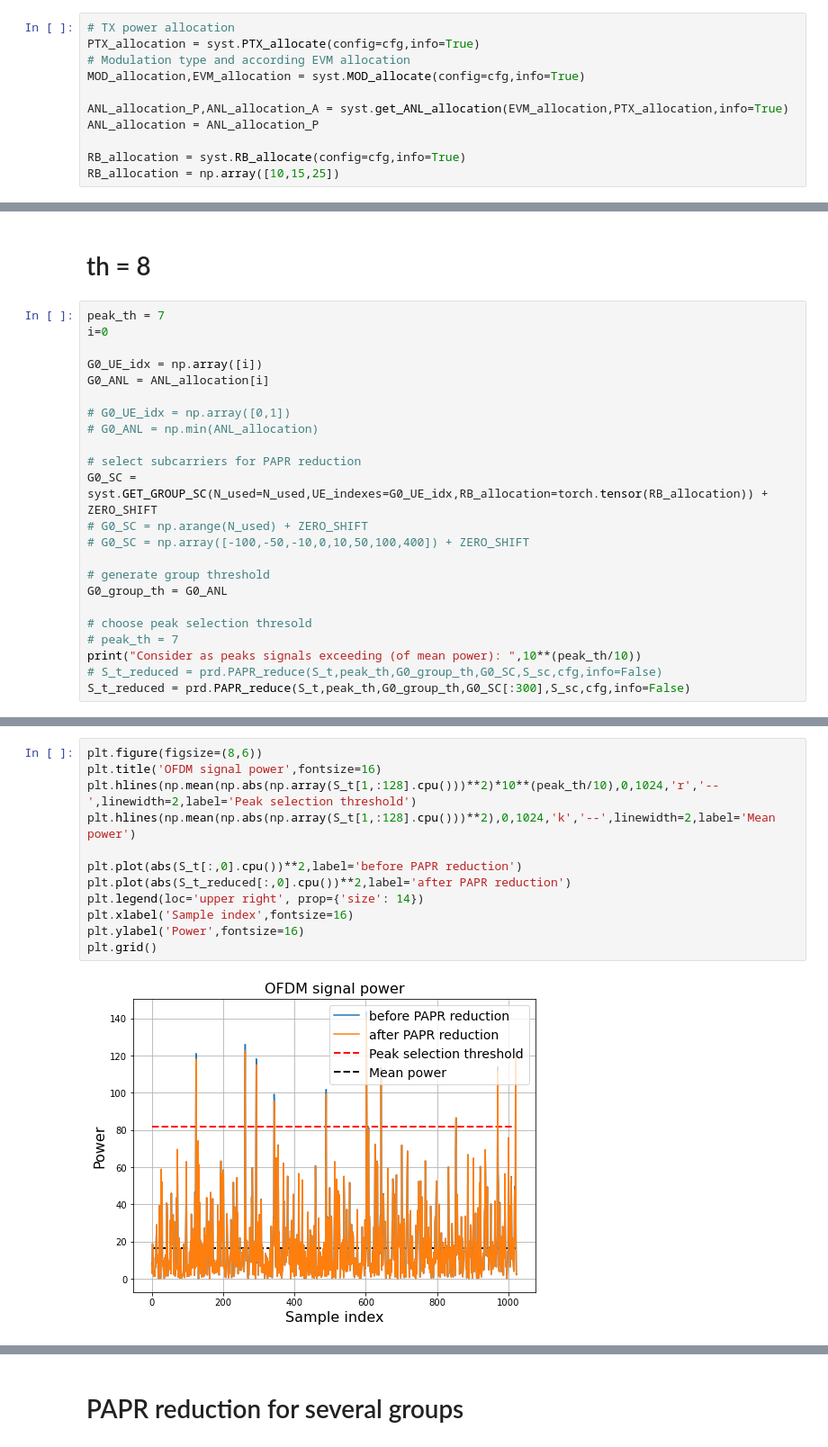
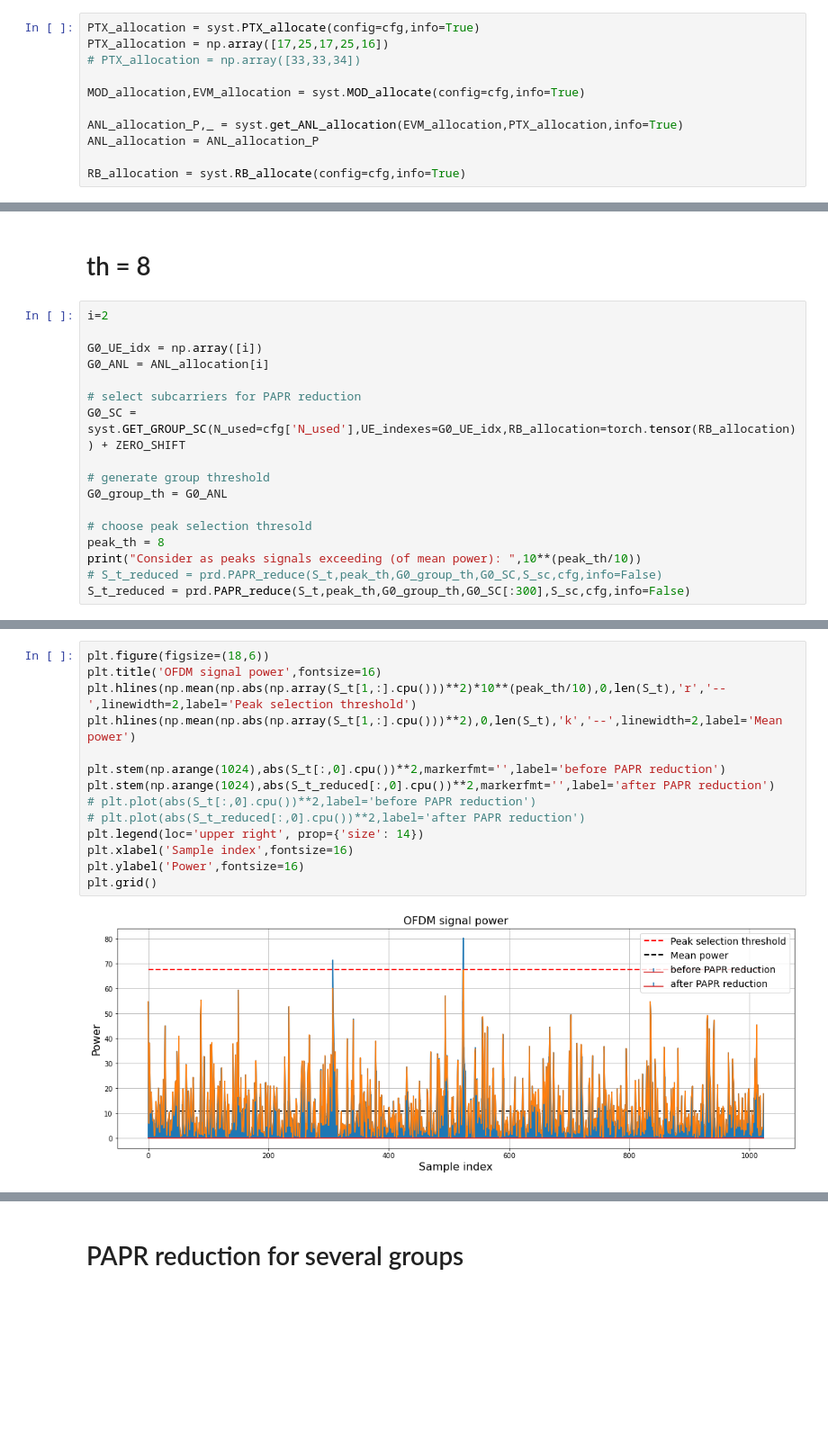
Before and after one commit to Skrikunov/PAPR_reduction, a Jupyter notebook: PAPR.ipynb, the cells around one changed output, grey strips where cells are left out. Shown at 90% size. Saved outputs shown, nothing was run; the diff lists cells and outputs as text; blank space fills up the shorter version.

```diff
--- a/PAPR.ipynb
+++ b/PAPR.ipynb
@@ -98,15 +127,15 @@ The following constelletions have been loaded: ['QPSK', 'QAM16', 'QAM64', 'QAM25
 # Allowed noise level allocation(calculation)
 # Resourse block allocation
 # %%
-# TX power allocation
 PTX_allocation = syst.PTX_allocate(config=cfg,info=True)
-# Modulation type and according EVM allocation
+PTX_allocation = np.array([17,25,17,25,16])
+# PTX_allocation = np.array([33,33,34])
+
 MOD_allocation,EVM_allocation = syst.MOD_allocate(config=cfg,info=True)
 
-ANL_allocation_P,ANL_allocation_A = syst.get_ANL_allocation(EVM_allocation,PTX_allocation,info=True)
+ANL_allocation_P,_ = syst.get_ANL_allocation(EVM_allocation,PTX_allocation,info=True)
 ANL_allocation = ANL_allocation_P
 
 RB_allocation = syst.RB_allocate(config=cfg,info=True)
-RB_allocation = np.array([10,15,25])
 # %% [output]
 UE power has been allocated - OK:
@@ -332,25 +318,19 @@ Mean PAPR has been reduced by:  tensor(0.2295, device='cuda:0') dB
 # %% [markdown]
 # th = 8
 # %%
-peak_th = 7
-i=0
+i=2
 
 G0_UE_idx = np.array([i])
 G0_ANL = ANL_allocation[i]
 
-# G0_UE_idx = np.array([0,1])
-# G0_ANL = np.min(ANL_allocation)
-
 # select subcarriers for PAPR reduction
-G0_SC = syst.GET_GROUP_SC(N_used=N_used,UE_indexes=G0_UE_idx,RB_allocation=torch.tensor(RB_allocation)) + ZERO_SHIFT
-# G0_SC = np.arange(N_used) + ZERO_SHIFT
-# G0_SC = np.array([-100,-50,-10,0,10,50,100,400]) + ZERO_SHIFT
+G0_SC = syst.GET_GROUP_SC(N_used=cfg['N_used'],UE_indexes=G0_UE_idx,RB_allocation=torch.tensor(RB_allocation)) + ZERO_SHIFT
 
 # generate group threshold
 G0_group_th = G0_ANL
 
 # choose peak selection thresold
-# peak_th = 7
+peak_th = 8
 print("Consider as peaks signals exceeding (of mean power): ",10**(peak_th/10))
 # S_t_reduced = prd.PAPR_reduce(S_t,peak_th,G0_group_th,G0_SC,S_sc,cfg,info=False)
 S_t_reduced = prd.PAPR_reduce(S_t,peak_th,G0_group_th,G0_SC[:300],S_sc,cfg,info=False)
@@ -376,14 +359,16 @@ Mean PAPR has been reduced by:  tensor(0.1522, device='cuda:0') dB
 # %%
-plt.figure(figsize=(8,6))
+plt.figure(figsize=(18,6))
 plt.title('OFDM signal power',fontsize=16)
-plt.hlines(np.mean(np.abs(np.array(S_t[1,:128].cpu()))**2)*10**(peak_th/10),0,1024,'r','--',linewidth=2,label='Peak selection threshold')
-plt.hlines(np.mean(np.abs(np.array(S_t[1,:128].cpu()))**2),0,1024,'k','--',linewidth=2,label='Mean power')
+plt.hlines(np.mean(np.abs(np.array(S_t[1,:].cpu()))**2)*10**(peak_th/10),0,len(S_t),'r','--',linewidth=2,label='Peak selection threshold')
+plt.hlines(np.mean(np.abs(np.array(S_t[1,:].cpu()))**2),0,len(S_t),'k','--',linewidth=2,label='Mean power')
 
-plt.plot(abs(S_t[:,0].cpu())**2,label='before PAPR reduction')
-plt.plot(abs(S_t_reduced[:,0].cpu())**2,label='after PAPR reduction')
+plt.stem(np.arange(1024),abs(S_t[:,0].cpu())**2,markerfmt='',label='before PAPR reduction')
+plt.stem(np.arange(1024),abs(S_t_reduced[:,0].cpu())**2,markerfmt='',label='after PAPR reduction')
+# plt.plot(abs(S_t[:,0].cpu())**2,label='before PAPR reduction')
+# plt.plot(abs(S_t_reduced[:,0].cpu())**2,label='after PAPR reduction')
 plt.legend(loc='upper right', prop={'size': 14})
 plt.xlabel('Sample index',fontsize=16)
 plt.ylabel('Power',fontsize=16)
 plt.grid()
 # %% [output]
-[figure, old version]
+[figure, new version]
```
Also changed, not shown: parts of 39 cells of this notebook, 9 other files.
